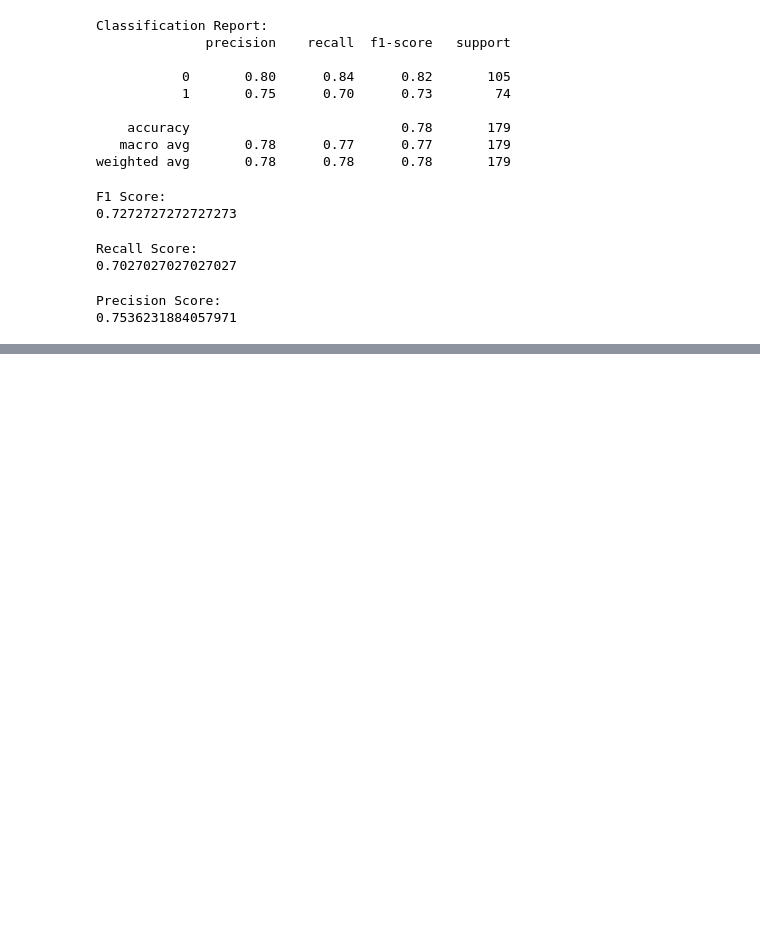
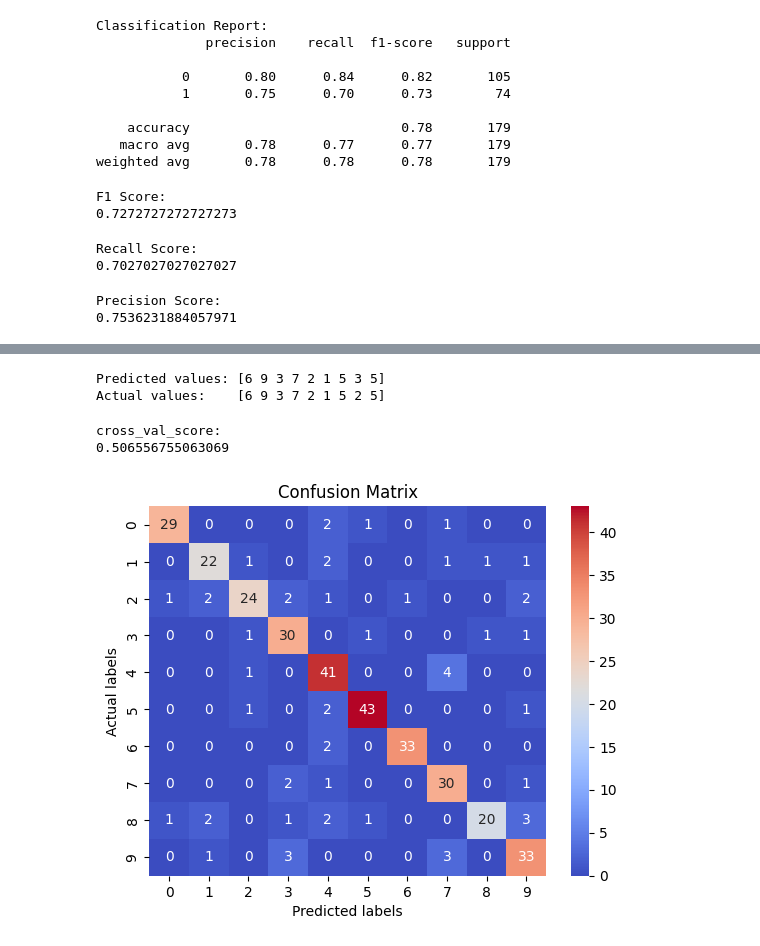
Before and after one commit to NadirAliOfficial/Data-Science-Course-IBA, a Jupyter notebook: practice/d7_MidExam_Practice.ipynb, the cells around one changed output, grey strips where cells are left out. Drawn from its saved outputs; the diff is of its cells as text; code cells hidden in the pictures; blank space fills up the shorter version.

```diff
--- a/practice/d7_MidExam_Practice.ipynb
+++ b/practice/d7_MidExam_Practice.ipynb
@@ -409,0 +566,18 @@ Precision Score:
+# %%
+from sklearn.datasets import load_digits
+from sklearn.tree import DecisionTreeClassifier
+from sklearn.metrics import classification_report, confusion_matrix
+from sklearn.model_selection import cross_val_score
+data = load_digits()
+X = data.data
+y = data.target
+# %%
+x_train, x_test, y_train, y_test = train_test_split(X,y, test_size=0.2, random_state=42)
+c_v_s = cross_val_score(model, X, y, cv=5)
+
+model = DecisionTreeClassifier()
+model.fit(x_train, y_train)
+y_pred = model.predict(x_test)
+
+cr = classification_report(y_test, y_pred)
+print(f"Classification Report:\n\n{cr}")
@@ -409,0 +603,19 @@ Precision Score:
+# %%
+print("Predicted values:", y_pred[:9], "\nActual values:   ", y_test[:9])
+# %% [output]
+Predicted values: [6 9 3 7 2 1 5 3 5]
+Actual values:    [6 9 3 7 2 1 5 2 5]
+# %%
+print(f"cross_val_score:\n{c_v_s.mean()}")
+# %% [output]
+cross_val_score:
+0.506556755063069
+# %%
+cm = confusion_matrix(y_test, y_pred)
+sns.heatmap(cm, annot=True, cmap='coolwarm', fmt='d')
+plt.xlabel('Predicted labels')
+plt.ylabel('Actual labels')
+plt.title('Confusion Matrix')
+plt.show()
+# %% [output]
+[figure, added]
```
Also changed, not shown: parts of 24 cells of this notebook.
